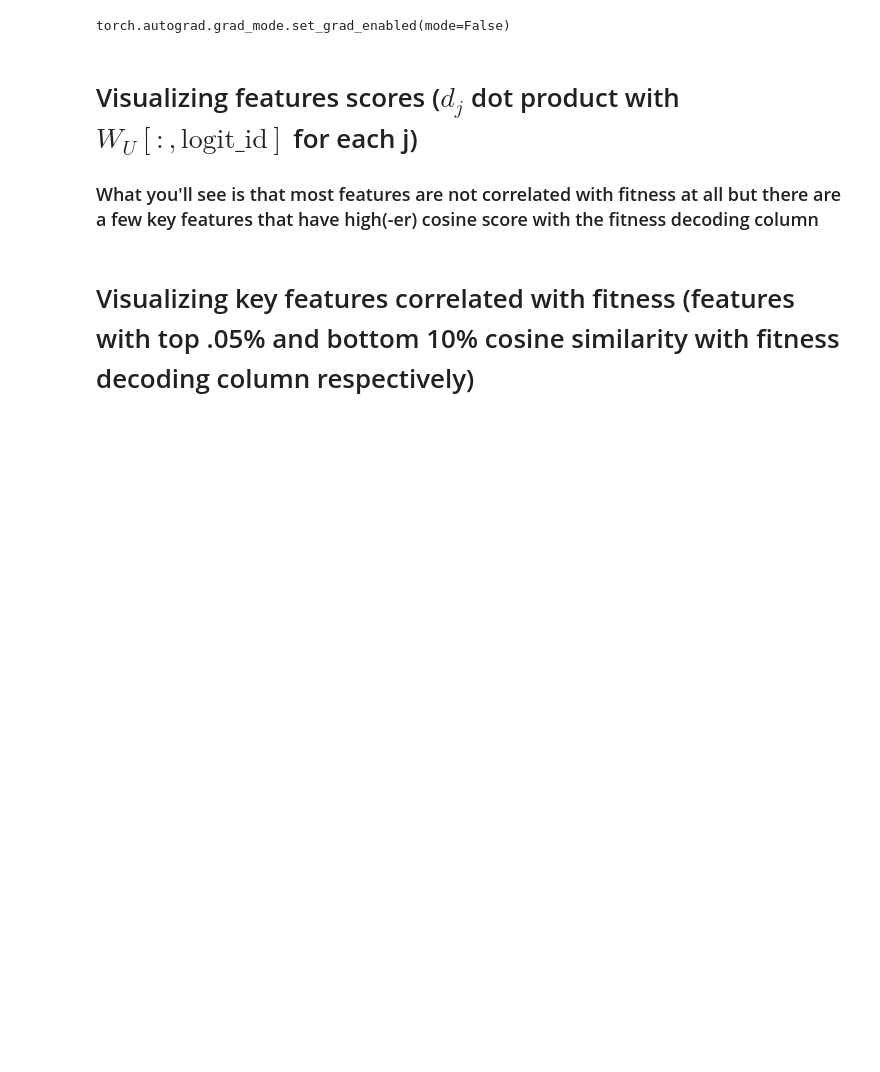
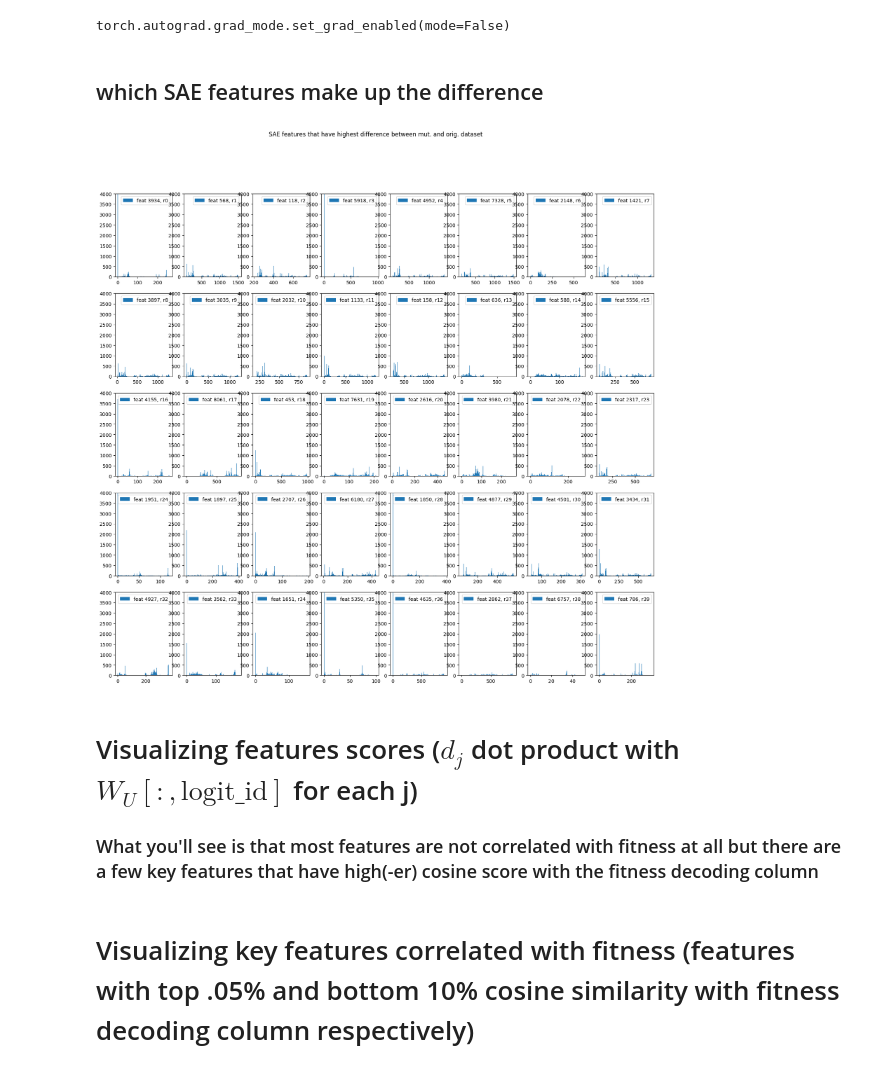
Before and after one commit to blab/mutational-embedding-vectors, a Jupyter notebook: notebooks/plm_circuits/ex21_covfit_SAE.ipynb, the cells around one changed output. Cells and saved outputs as stored; diff of their text form; code cells hidden in the pictures; blank space fills up the shorter version.

```diff
--- a/notebooks/plm_circuits/ex21_covfit_SAE.ipynb
+++ b/notebooks/plm_circuits/ex21_covfit_SAE.ipynb
@@ -428,3 +435,18 @@ plt.show()
 torch.autograd.grad_mode.set_grad_enabled(False)
 # %% [output]
 torch.autograd.grad_mode.set_grad_enabled(mode=False)
+# %% [markdown]
+## which SAE features make up the difference
+# %%
+mut_reg_acts = esm_fine_tuned.regressor[1](esm_fine_tuned.regressor[0](hooked_esm(new_toks)[:,0,:]))
+orig_reg_acts = esm_fine_tuned.regressor[1](esm_fine_tuned.regressor[0](hooked_esm(orig_toks)[:,0,:]))
+torch.cuda.empty_cache()
+# %%
+_, _, mut_sae_coefs, mut_recon = jumprelu_sae.forward(mut_reg_acts[:, None, :] * MAGNIFICATION_SIZE) #[batch, 1, d_sae], 1 for the n_inst which will be removed
+_, _, orig_sae_coefs, orig_recon = jumprelu_sae.forward(orig_reg_acts[:, None, :] * MAGNIFICATION_SIZE) #[batch, 1, d_sae], 1 for the n_inst which will be removed
+
+mut_sae_coefs = mut_sae_coefs.squeeze()
+orig_sae_coefs = orig_sae_coefs.squeeze()
+
+mut_recon = mut_recon.squeeze()
+orig_recon = orig_recon.squeeze()
@@ -431,3 +460,17 @@ torch.autograd.grad_mode.set_grad_enabled(mode=False)
+# %%
+rows = 5
+cols = 8
+fig, ax = plt.subplots(rows,cols,figsize=(20,18))
+for i in range(rows):
+    for j in range(cols):
+        feat_ind = i * cols + j
+        ax[i,j].hist(sae_coefs_all_data[:, topk_feat_inds[feat_ind]].cpu().numpy(), label=f"feat {topk_feat_inds[feat_ind]}, r{feat_ind}", bins=200)
+        ax[i,j].set_ylim([0,4000])
+        ax[i,j].legend()
+fig.suptitle("SAE features that have highest difference between mut. and orig. dataset")
+plt.show()
+# %% [output]
+[figure, added]
 # %% [markdown]
 # Visualizing features scores ($d_j$ dot product with $W_U[:,\text{logit\_id}]$ for each j)
 ### What you'll see is that most features are not correlated with fitness at all but there are a few key features that have high(-er) cosine score with the fitness decoding column
```
Also changed, not shown: parts of 23 cells of this notebook.
